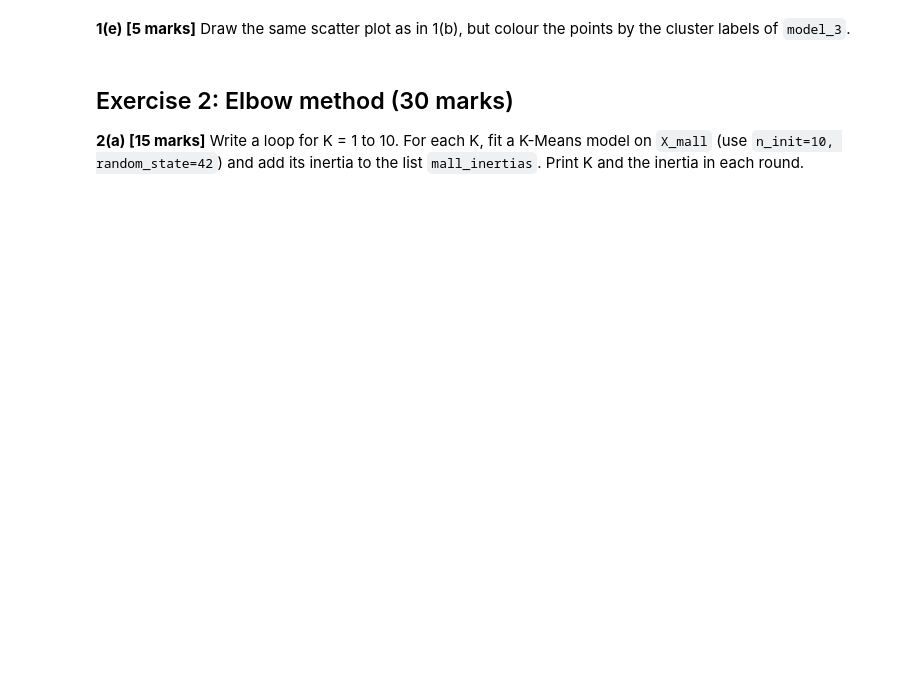
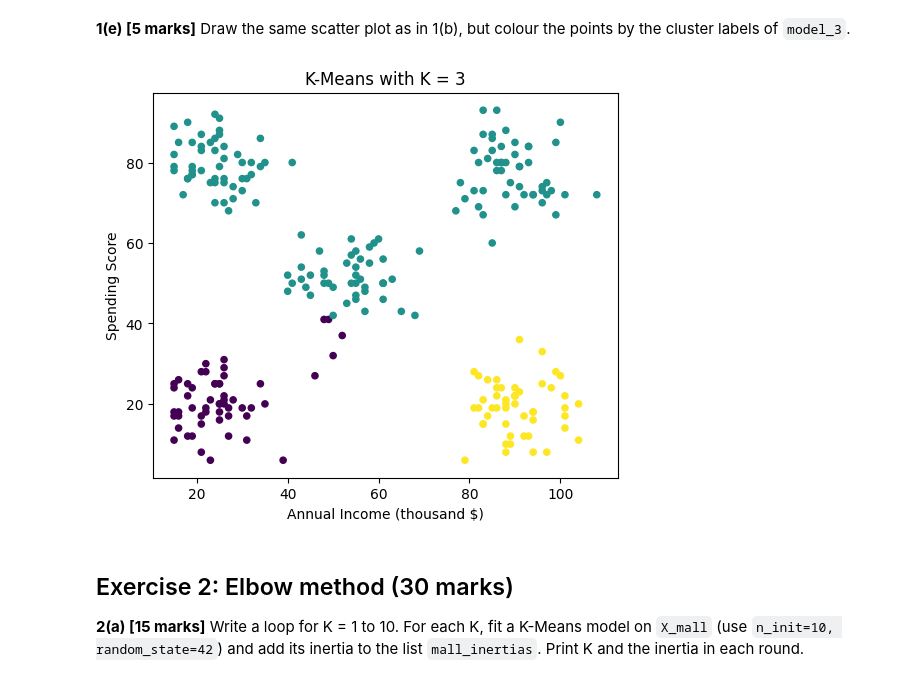
Before and after one commit to sherzodbekmirkomilov12-blip/week-11, a Jupyter notebook: Lab_KMeans_Elbow_Silhouette.ipynb, the cells around one changed output. Saved outputs shown, nothing was run; the diff lists cells and outputs as text; code cells hidden in the pictures; blank space fills up the shorter version.

```diff
--- a/Lab_KMeans_Elbow_Silhouette.ipynb
+++ b/Lab_KMeans_Elbow_Silhouette.ipynb
@@ -573,11 +688,13 @@ print("Inertia:", ___)
 **1(e) [5 marks]** Draw the same scatter plot as in 1(b), but colour the points by the cluster labels of `model_3`.
 # %%
 plt.figure(figsize=(6, 5))
-plt.scatter(mall["Annual_Income"], mall["Spending_Score"], c=___, cmap="viridis", s=20)
+plt.scatter(mall["Annual_Income"], mall["Spending_Score"], c=model_3.labels_, cmap="viridis", s=20)
 plt.title("K-Means with K = 3")
 plt.xlabel("Annual Income (thousand $)")
 plt.ylabel("Spending Score")
 plt.show()
+# %% [output]
+[figure, added]
 # %% [markdown]
 ## Exercise 2: Elbow method (30 marks)
 
```
Also changed, not shown: parts of 38 cells of this notebook.
